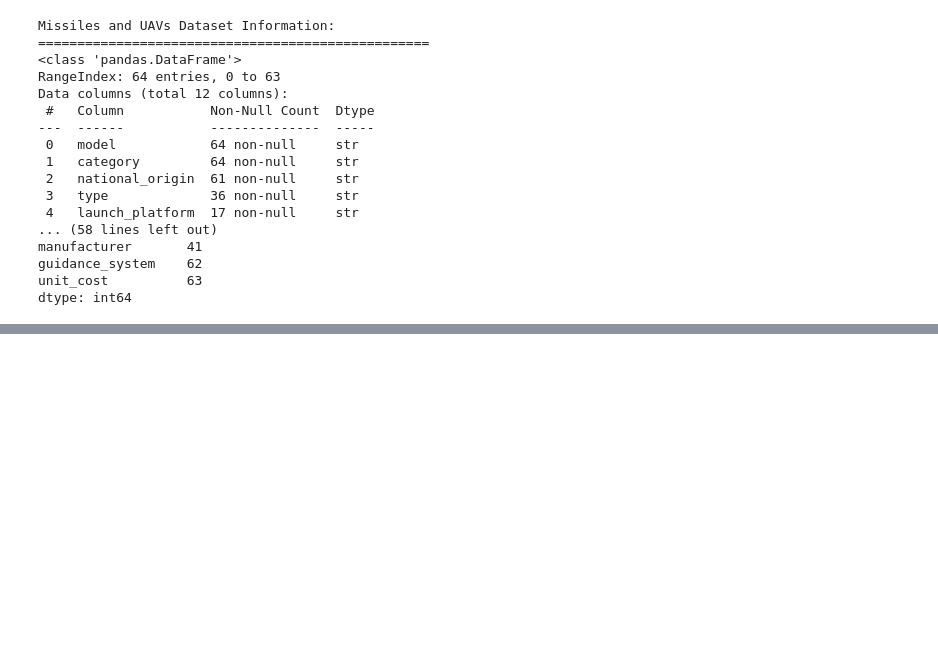
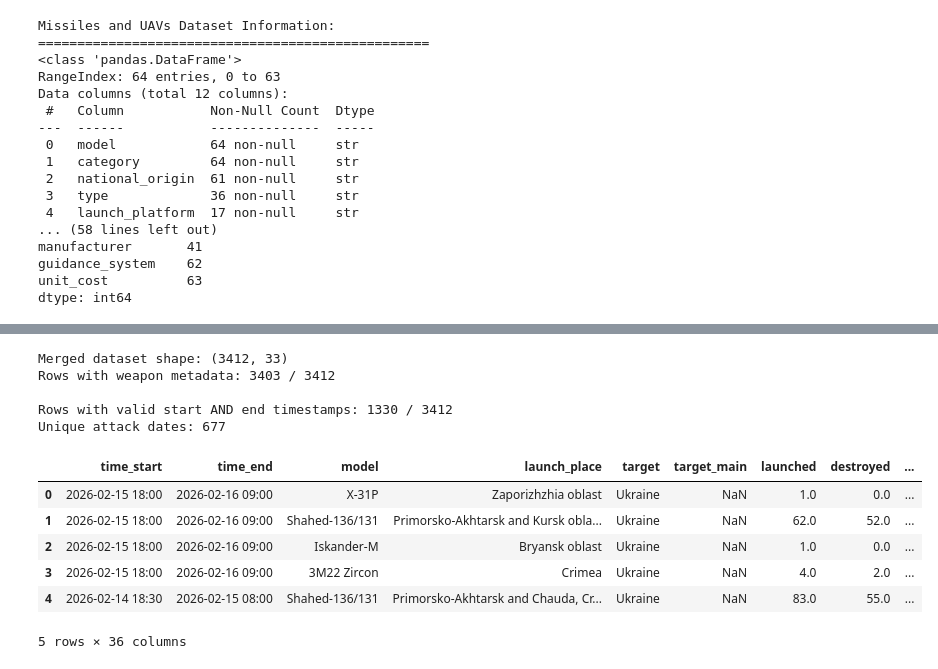
Before and after one commit to ajsween/aii-600-midterm, a Jupyter notebook: aii-600-midterm-ukraine-attack-analysis.ipynb, the cells around one changed output, grey strips where cells are left out. Saved outputs shown, nothing was run; the diff lists cells and outputs as text; code cells hidden in the pictures; blank space fills up the shorter version.

```diff
--- a/aii-600-midterm-ukraine-attack-analysis.ipynb
+++ b/aii-600-midterm-ukraine-attack-analysis.ipynb
@@ -144,0 +186,47 @@ dtype: int64
+# %%
+import statsmodels.api as sm
+import statsmodels.formula.api as smf
+import requests
+from datetime import datetime, timezone
+import time as _time
+import warnings
+import sklearn
+warnings.filterwarnings('ignore')
+
+# -------------------------------------------------------------------
+# Step 1 – Merge datasets on 'model'
+# -------------------------------------------------------------------
+merged_df = attacks_df.merge(weapons_df, on='model', how='left')
+print(f'Merged dataset shape: {merged_df.shape}')
+print(f'Rows with weapon metadata: {merged_df["category"].notna().sum()} / {len(merged_df)}')
+
+# -------------------------------------------------------------------
+# Step 2 – Filter to rows with explicit timestamps (contain ":")
+# -------------------------------------------------------------------
+has_time_start = merged_df['time_start'].astype(str).str.contains(r'\d{2}:\d{2}', na=False)
+has_time_end   = merged_df['time_end'].astype(str).str.contains(r'\d{2}:\d{2}', na=False)
+timed_df = merged_df[has_time_start & has_time_end].copy()
+print(f'\nRows with valid start AND end timestamps: {len(timed_df)} / {len(merged_df)}')
+
+# Parse datetime columns
+timed_df['time_start_dt'] = pd.to_datetime(timed_df['time_start'], errors='coerce')
+timed_df['time_end_dt']   = pd.to_datetime(timed_df['time_end'],   errors='coerce')
+timed_df = timed_df.dropna(subset=['time_start_dt', 'time_end_dt'])
+
+# Extract the date of the attack start for sunrise/sunset lookup
+timed_df['attack_date'] = timed_df['time_start_dt'].dt.date
+print(f'Unique attack dates: {timed_df["attack_date"].nunique()}')
+timed_df.head()
+# %% [output]
+Merged dataset shape: (3412, 33)
+Rows with weapon metadata: 3403 / 3412
+
+Rows with valid start AND end timestamps: 1330 / 3412
+Unique attack dates: 677
+|  | time_start | time_end | model | launch_place | target | target_main | launched | destroyed | ... |
+| 0 | 2026-02-15 18:00 | 2026-02-16 09:00 | X-31P | Zaporizhzhia oblast | Ukraine | NaN | 1.0 | 0.0 | ... |
+| 1 | 2026-02-15 18:00 | 2026-02-16 09:00 | Shahed-136/131 | Primorsko-Akhtarsk and Kursk obla... | Ukraine | NaN | 62.0 | 52.0 | ... |
+| 2 | 2026-02-15 18:00 | 2026-02-16 09:00 | Iskander-M | Bryansk oblast | Ukraine | NaN | 1.0 | 0.0 | ... |
+| 3 | 2026-02-15 18:00 | 2026-02-16 09:00 | 3M22 Zircon | Crimea | Ukraine | NaN | 4.0 | 2.0 | ... |
+| 4 | 2026-02-14 18:30 | 2026-02-15 08:00 | Shahed-136/131 | Primorsko-Akhtarsk and Chauda, Cr... | Ukraine | NaN | 83.0 | 55.0 | ... |
+5 rows × 36 columns
```
Also changed, not shown: parts of 13 cells of this notebook, 1 other file.
